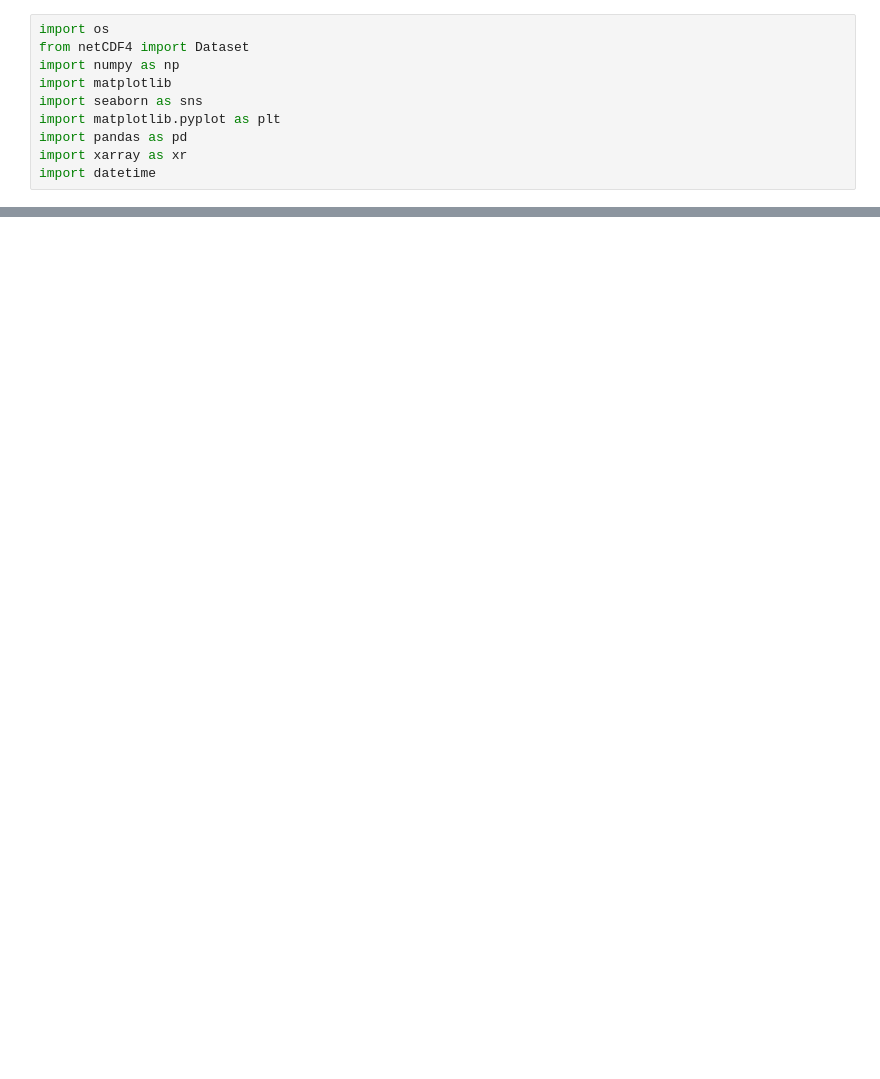
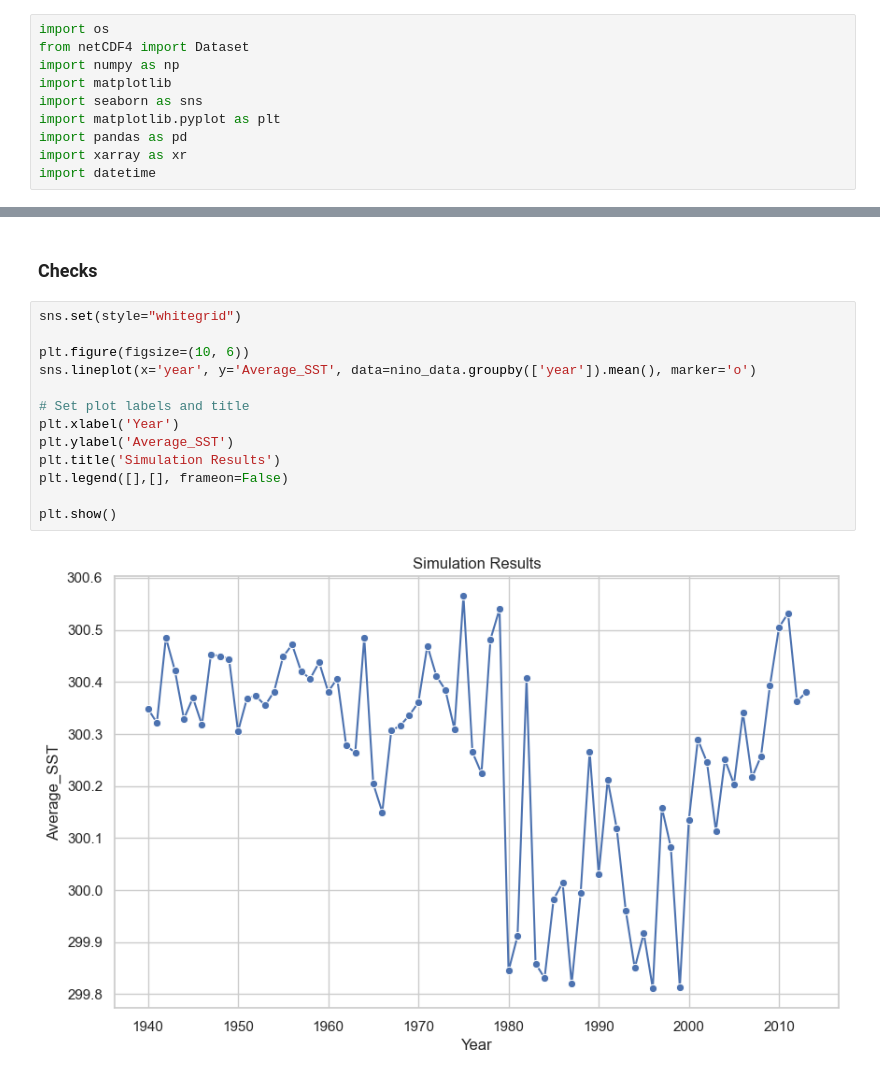
Before and after one commit to mtvaden1/California_Climate_Capstone, a Jupyter notebook: SST_Nino_Parser.ipynb, the cells around one changed output, grey strips where cells are left out. Drawn from its saved outputs; the diff is of its cells as text; blank space fills up the shorter version.

Commit message:
Add Sanity Plots

```diff
--- a/SST_Nino_Parser.ipynb
+++ b/SST_Nino_Parser.ipynb
@@ -84,0 +92,17 @@ plt.show()
+# %% [markdown]
+### Checks
+# %%
+sns.set(style="whitegrid")
+
+plt.figure(figsize=(10, 6))
+sns.lineplot(x='year', y='Average_SST', data=nino_data.groupby(['year']).mean(), marker='o')
+
+# Set plot labels and title
+plt.xlabel('Year')
+plt.ylabel('Average_SST')
+plt.title('Simulation Results')
+plt.legend([],[], frameon=False)
+
+plt.show()
+# %% [output]
+[figure, added]
```
Also changed, not shown: parts of 16 cells of this notebook, 1 other file.
